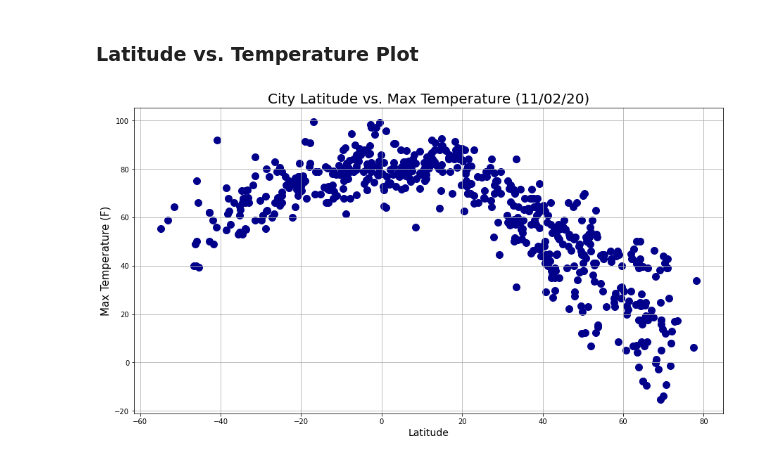
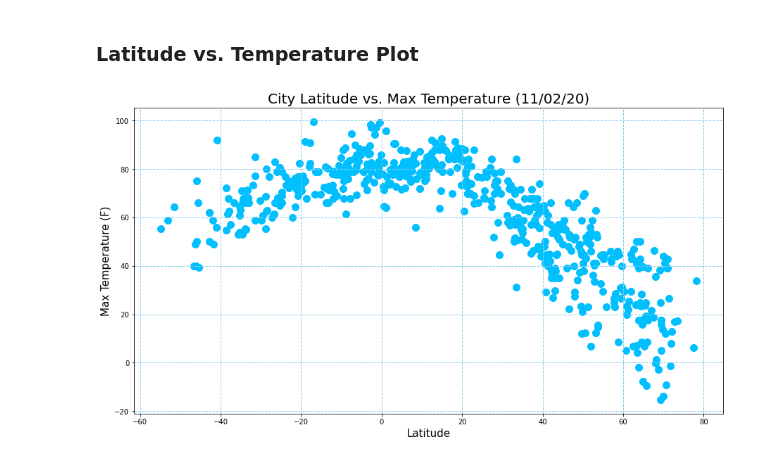
Before and after one commit to JimKTran/UofT-BCS-Python-API-Challenge, a Jupyter notebook: WeatherPy/WeatherPy_Final.ipynb, the cells around one changed output. Drawn from its saved outputs; the diff is of its cells as text; code cells hidden in the pictures.

```diff
--- a/WeatherPy/WeatherPy_Final.ipynb
+++ b/WeatherPy/WeatherPy_Final.ipynb
@@ -183,13 +183,12 @@ humidity_check
 ### Latitude vs. Temperature Plot
 # %%
 plt.figure(figsize=(15,8))
-#todayDate = pd.to_datetime('today')
 todayDate = arrow.now().format('MM/DD/YY')
-plt.scatter(city_weather_df['Latitude'], city_weather_df['Max Temp'], s=100, c='darkblue')
+plt.scatter(city_weather_df['Latitude'], city_weather_df['Max Temp'], s=100, c='deepskyblue')
 plt.title(f'City Latitude vs. Max Temperature ({todayDate})',fontsize =20)
-plt.xlabel('Latitude',fontsize =14)
+plt.xlabel('Latitude',fontsize =15)
 plt.ylabel('Max Temperature (F)',fontsize =15)
-plt.grid()
+plt.grid(color='skyblue', linestyle='--', linewidth=1)
 plt.show()
 # %% [output]
-[figure, old version]
+[figure, new version]
```
Also changed, not shown: parts of 7 cells of this notebook.
